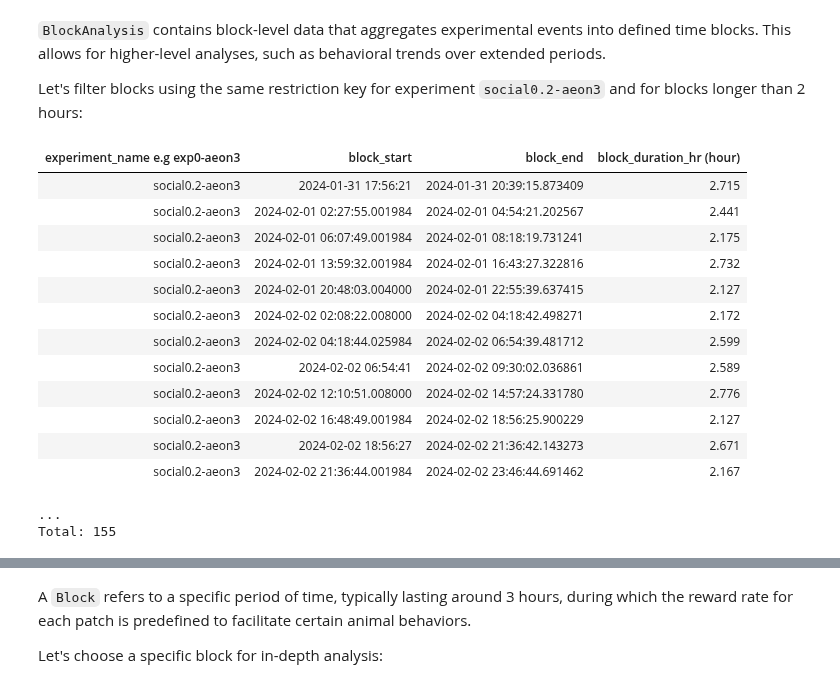
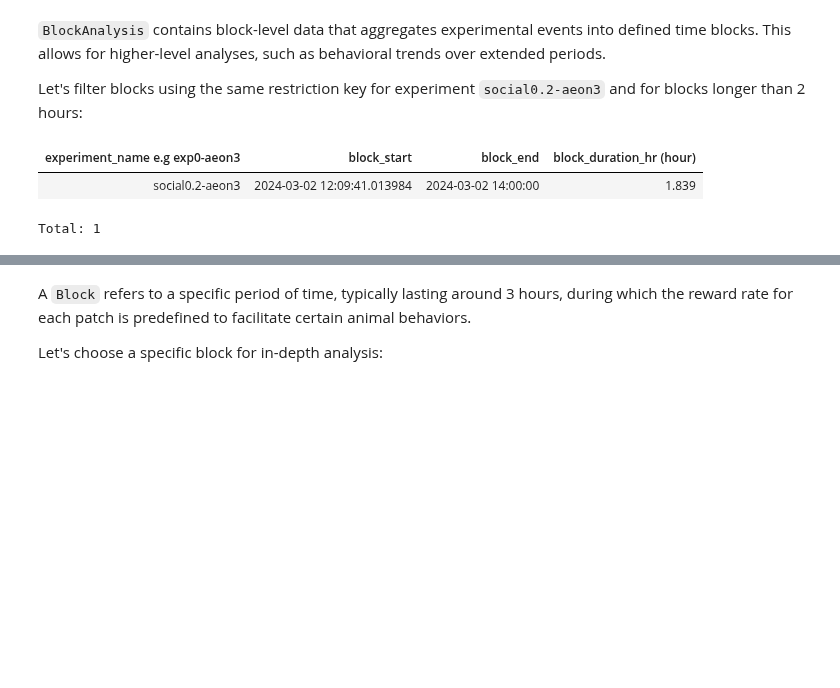
Before and after one commit to SainsburyWellcomeCentre/aeon_docs, a Jupyter notebook: src/user/how_to/dj_querying_data.ipynb, the cells around one changed output, grey strips where cells are left out. Saved outputs shown, nothing was run; the diff lists cells and outputs as text; code cells hidden in the pictures; blank space fills up the shorter version.

```diff
--- a/src/user/how_to/dj_querying_data.ipynb
+++ b/src/user/how_to/dj_querying_data.ipynb
@@ -142,21 +94,9 @@ Total: 8398
 
 Let's filter blocks using the same restriction key for experiment `social0.2-aeon3` and for blocks longer than 2 hours:
 # %%
-block_analysis.Block & experiment_key & 'block_duration_hr > 2'
+block_analysis.Block & experiment_key & 'block_duration_hr > 1'
 # %% [output]
 | experiment_name e.g exp0-aeon3 | block_start | block_end | block_duration_hr (hour) |
-| social0.2-aeon3 | 2024-01-31 17:56:21 | 2024-01-31 20:39:15.873409 | 2.715 |
-| social0.2-aeon3 | 2024-02-01 02:27:55.001984 | 2024-02-01 04:54:21.202567 | 2.441 |
-| social0.2-aeon3 | 2024-02-01 06:07:49.001984 | 2024-02-01 08:18:19.731241 | 2.175 |
-| social0.2-aeon3 | 2024-02-01 13:59:32.001984 | 2024-02-01 16:43:27.322816 | 2.732 |
-| social0.2-aeon3 | 2024-02-01 20:48:03.004000 | 2024-02-01 22:55:39.637415 | 2.127 |
-| social0.2-aeon3 | 2024-02-02 02:08:22.008000 | 2024-02-02 04:18:42.498271 | 2.172 |
-| social0.2-aeon3 | 2024-02-02 04:18:44.025984 | 2024-02-02 06:54:39.481712 | 2.599 |
-| social0.2-aeon3 | 2024-02-02 06:54:41 | 2024-02-02 09:30:02.036861 | 2.589 |
-| social0.2-aeon3 | 2024-02-02 12:10:51.008000 | 2024-02-02 14:57:24.331780 | 2.776 |
-| social0.2-aeon3 | 2024-02-02 16:48:49.001984 | 2024-02-02 18:56:25.900229 | 2.127 |
-| social0.2-aeon3 | 2024-02-02 18:56:27 | 2024-02-02 21:36:42.143273 | 2.671 |
-| social0.2-aeon3 | 2024-02-02 21:36:44.001984 | 2024-02-02 23:46:44.691462 | 2.167 |
+| social0.2-aeon3 | 2024-03-02 12:09:41.013984 | 2024-03-02 14:00:00 | 1.839 |
-...
-Total: 155
+Total: 1
 # %%
```
Also changed, not shown: parts of 21 cells of this notebook.
